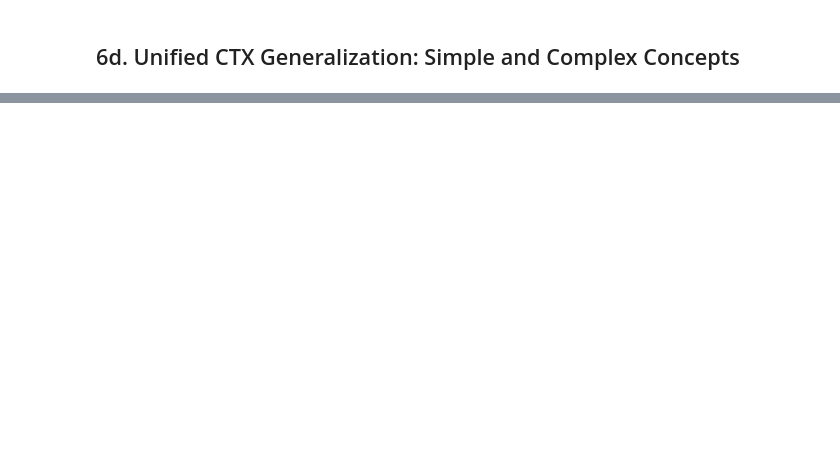
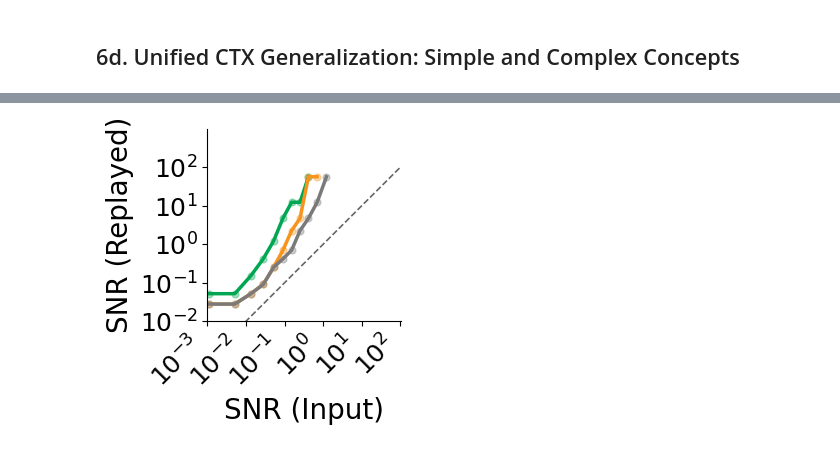
Before and after one commit to albesagonzalez/sensory-semantic-episodes, a Jupyter notebook: Figure_6B.ipynb, the cells around one changed output, grey strips where cells are left out. Saved outputs shown, nothing was run; the diff lists cells and outputs as text; code cells hidden in the pictures; blank space fills up the shorter version.

```diff
--- a/Figure_6B.ipynb
+++ b/Figure_6B.ipynb
@@ -177,6 +146,9 @@ def aggregate_generalization_simple_complex_results(job_results, noise_levels=No
         mode_jobs = [job for job in job_results if job["network_mode"] == network_mode]
         simple_seed_curves = []
         complex_seed_curves = []
+        replayed_awake_seed_curves = []
+        replayed_replayed_seed_curves = []
+        replayed_snr_seed_curves = []
         for seed in seeds:
             per_seed_jobs = [
                 job for job in mode_jobs
@@ -193,9 +165,15 @@ def aggregate_generalization_simple_complex_results(job_results, noise_levels=No
                     aggregate["example_networks"][network_mode][int(job["num_swaps"])] = job["network"]
             simple_seed_curves.append(np.array([job["ctx_accuracy_mean"] for job in per_seed_jobs], dtype=float))
             complex_seed_curves.append(np.array([job["ctx_episode_accuracy"] for job in per_seed_jobs], dtype=float))
+            replayed_awake_seed_curves.append(np.array([job["replayed_awake_generalization"] for job in per_seed_jobs], dtype=float))
+            replayed_replayed_seed_curves.append(np.array([job["replayed_replayed_generalization"] for job in per_seed_jobs], dtype=float))
+            replayed_snr_seed_curves.append(np.array([job["replayed_replayed_snr"] for job in per_seed_jobs], dtype=float))
 
         simple_seed_curves = np.stack(simple_seed_curves, axis=0)
         complex_seed_curves = np.stack(complex_seed_curves, axis=0)
+        replayed_awake_seed_curves = np.stack(replayed_awake_seed_curves, axis=0)
+        replayed_replayed_seed_curves = np.stack(replayed_replayed_seed_curves, axis=0)
+        replayed_snr_seed_curves = np.stack(replayed_snr_seed_curves, axis=0)
         aggregate["summary"][network_mode] = {
             "simple_seed_curves": simple_seed_curves,
             "simple_mean_curve": simple_seed_curves.mean(axis=0),
@@ -203,6 +181,15 @@ def aggregate_generalization_simple_complex_results(job_results, noise_levels=No
             "complex_seed_curves": complex_seed_curves,
             "complex_mean_curve": complex_seed_curves.mean(axis=0),
             "complex_std_curve": complex_seed_curves.std(axis=0),
+            "replayed_awake_seed_curves": replayed_awake_seed_curves,
+            "replayed_awake_mean_curve": replayed_awake_seed_curves.mean(axis=0),
+            "replayed_awake_std_curve": replayed_awake_seed_curves.std(axis=0),
+            "replayed_replayed_seed_curves": replayed_replayed_seed_curves,
+            "replayed_replayed_mean_curve": replayed_replayed_seed_curves.mean(axis=0),
+            "replayed_replayed_std_curve": replayed_replayed_seed_curves.std(axis=0),
+            "replayed_snr_seed_curves": replayed_snr_seed_curves,
+            "replayed_snr_mean_curve": replayed_snr_seed_curves.mean(axis=0),
+            "replayed_snr_std_curve": replayed_snr_seed_curves.std(axis=0),
         }
 
     return aggregate
@@ -492,0 +297,56 @@ with open("Data/fig_5_codex_generalization_vs_noise.pickle", "rb") as handle:
+# %%
+# Replay SNR is inferred from the replayed patterns used for the replayed/replayed test.
+input_snr = np.asarray([dict(zip(shared_noise_levels, shared_snr_levels))[int(level)] for level in generalization_simple_complex_results["noise_levels"]], dtype=float)
+valid_input = np.isfinite(input_snr) & (input_snr > 0)
+if not valid_input.any():
+    raise ValueError("No positive finite input SNR values are available for plotting.")
+
+colors = {"semantics_absent": orange, "semantics_random": gray, "semantics_present": green, "semantics_clean": "#00A651"}
+fig, ax = plt.subplots(figsize=(2.5, 2.5))
+positive_replayed_snr = []
+for network_mode in generalization_simple_complex_results["network_modes"]:
+    summary = generalization_simple_complex_results["summary"][network_mode]
+    seed_curves = np.asarray(summary["replayed_snr_seed_curves"], dtype=float)[:, valid_input]
+    mean_curve = np.asarray(summary["replayed_snr_mean_curve"], dtype=float)[valid_input]
+    std_curve = np.asarray(summary["replayed_snr_std_curve"], dtype=float)[valid_input]
+    x = input_snr[valid_input]
+    color = colors[network_mode]
+    for seed_curve in seed_curves:
+        valid = np.isfinite(seed_curve) & (seed_curve > 0)
+        ax.scatter(x[valid], seed_curve[valid], color=color, alpha=0.35, s=24)
+    valid = np.isfinite(mean_curve) & (mean_curve > 0)
+    ax.plot(x[valid], mean_curve[valid], color=color, linewidth=2.5)
+    ax.fill_between(x[valid], np.maximum(mean_curve[valid] - std_curve[valid], np.finfo(float).tiny), mean_curve[valid] + std_curve[valid], color=color, alpha=0.15)
+    positive_replayed_snr.extend(mean_curve[valid])
+
+positive_replayed_snr = np.asarray(positive_replayed_snr, dtype=float)
+if positive_replayed_snr.size == 0:
+    raise ValueError("No positive finite replay SNR values are available for plotting.")
+
+ax.set_xlabel("SNR (Input)", fontsize=20)
+ax.set_ylabel("SNR (Replayed)", fontsize=20)
+ax.set_xscale("log")
+ax.set_yscale("log")
+shared_lower = min(float(input_snr[valid_input].min()), float(positive_replayed_snr.min()), 1e-3)
+shared_upper = max(float(input_snr[valid_input].max()), float(positive_replayed_snr.max()), 1e2)
+identity = np.array([shared_lower, shared_upper])
+ax.plot(identity, identity, linestyle="--", linewidth=1.2, color="black", alpha=0.6, zorder=0)
+ticks = np.array([1e-3, 1e-2, 1e-1, 1e0, 1e1, 1e2])
+ticks = ticks[(ticks >= shared_lower) & (ticks <= shared_upper)]
+formatter = mticker.FuncFormatter(lambda val, pos: rf"$10^{{{int(np.round(np.log10(val)))}}}$" if val > 0 else "")
+ax.set_xlim(shared_lower, shared_upper * 1.05)
+ax.set_ylim(shared_lower, shared_upper * 1.05)
+ax.xaxis.set_major_locator(mticker.FixedLocator(ticks))
+ax.yaxis.set_major_locator(mticker.FixedLocator(ticks))
+ax.xaxis.set_major_formatter(formatter)
+ax.yaxis.set_major_formatter(formatter)
+ax.xaxis.set_minor_locator(mticker.NullLocator())
+ax.yaxis.set_minor_locator(mticker.NullLocator())
+ax.tick_params(labelsize=18)
+plt.setp(ax.get_xticklabels(), rotation=45, ha="right")
+sns.despine()
+plt.ylim([1e-2, 1e3])
+plt.savefig("Figures_SVG/6e.svg", dpi=300, transparent=True)
+plt.show()
+# %% [output]
+[figure, added]
```
Also changed, not shown: parts of 39 cells of this notebook, 7 other files.
